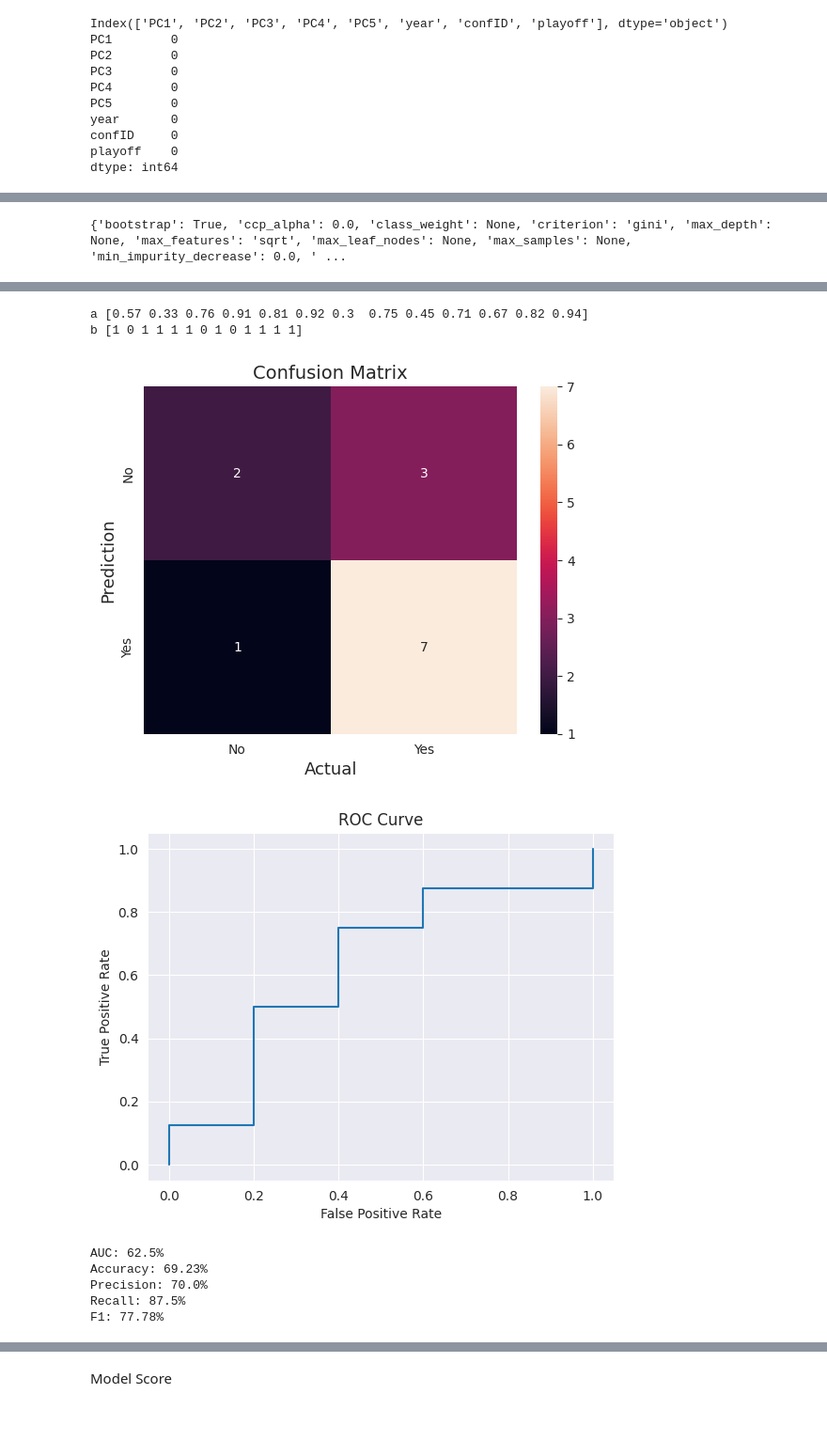
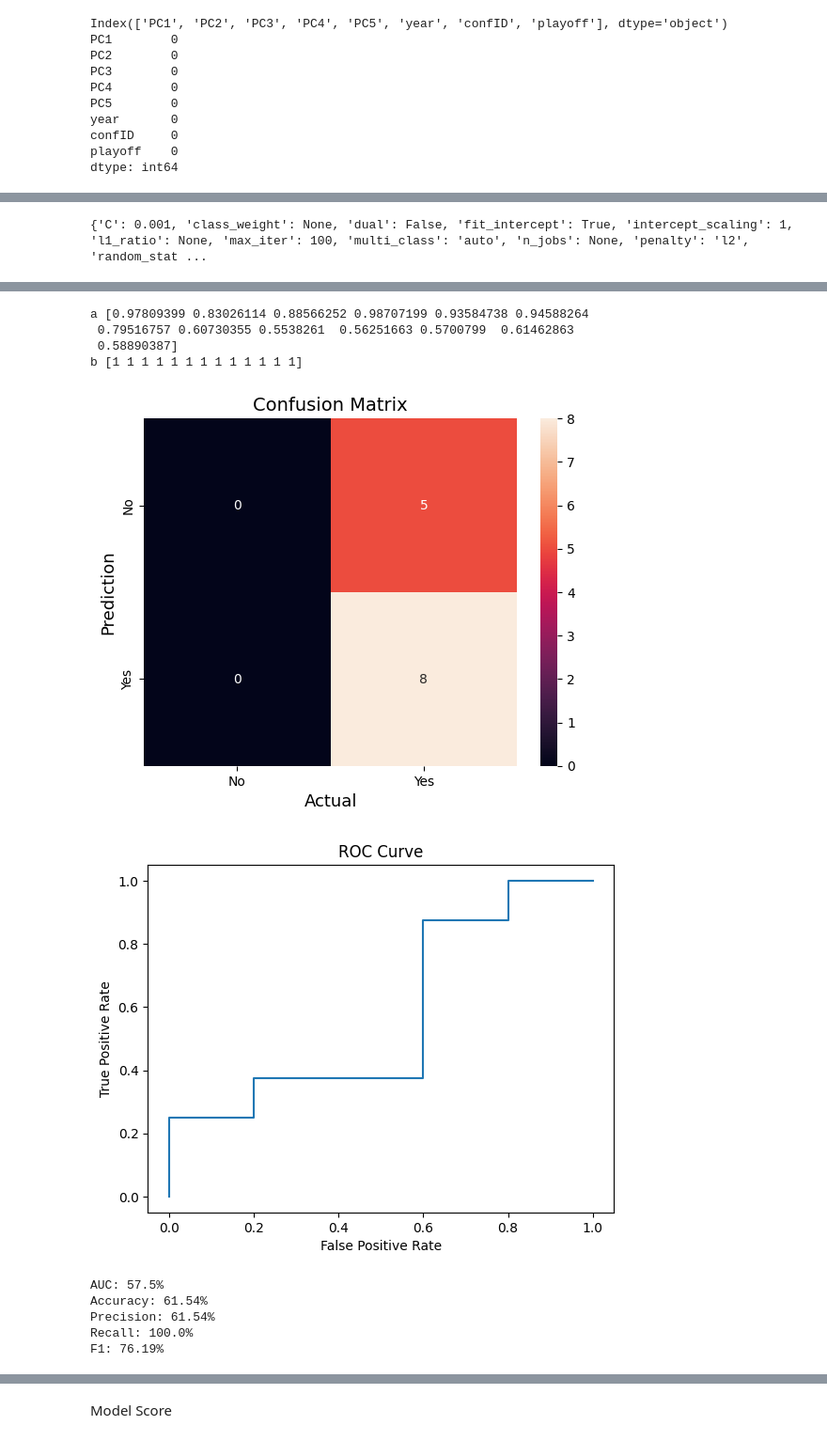
Before and after one commit to DanielRodrigues08/AC-FEUP, a Jupyter notebook: classification.ipynb, the cells around one changed output, grey strips where cells are left out. Shown at 94% size. Saved outputs shown, nothing was run; the diff lists cells and outputs as text; code cells hidden in the pictures.

```diff
--- a/classification.ipynb
+++ b/classification.ipynb
@@ -275,14 +323,13 @@ def train_model_validation(year, model, data, label, param_grid):
 
     X_test, y_test = test_data.drop([label, 'sampleWeight'], axis=1), test_data[label]
     sample_weight = X_train['sampleWeight']
-    #model.fit(X_train.drop(['sampleWeight'], axis=1), y_train, sample_weight=sample_weight)
-    #grid_search = GridSearchCV(model, param_grid, cv=None)
-    #grid_search.fit(X_val, y_val)
+    model.fit(X_train.drop(['sampleWeight'], axis=1), y_train)
+    grid_search = GridSearchCV(model, param_grid, cv=None)
+    grid_search.fit(X_val, y_val)
 
     sample_weight = train_data["sampleWeight"]
-    #model.set_params(**param_grid)
+    model.set_params(**grid_search.best_params_)
 
-    #print(grid_search.best_params_)
 
     model.fit(train_data.drop([label, "sampleWeight"], axis=1), train_data[label])
 
@@ -305,7 +352,7 @@ def train_model_validation(year, model, data, label, param_grid):
 
 
 
-def train_evaluate_decision_tree_graph(model, data):
+def train_evaluate_decision_tree_graph(model, data, param_grid):
     accuracy_scores = []
     years_tested = []
 
@@ -314,12 +361,6 @@ def train_evaluate_decision_tree_graph(model, data):
 
     data1.drop(['confID'], axis=1, inplace=True)
     data2.drop(['confID'], axis=1, inplace=True)
-    years = sorted(data["year"].unique())
-
-    param_grid = {
-        'kernel': 'linear',
-        }
-
 
     year = 8
 
@@ -341,7 +382,7 @@ def train_evaluate_decision_tree_graph(model, data):
     return years_tested, accuracy_scores
 
 
-train_evaluate_decision_tree_graph(random_forest, df)
+train_evaluate_decision_tree_graph(lr, d, lr_param_grid)
 # %% [output]
 A value is trying to be set on a copy of a slice from a DataFrame
 
@@ -378 +423 @@ See the caveats in the documentation: https://pandas.pydata.org/pandas-docs/stab
-{'bootstrap': True, 'ccp_alpha': 0.0, 'class_weight': None, 'criterion': 'gini', 'max_depth': None, 'max_features': 'sqrt', 'max_leaf_nodes': None, 'max_samples': None, 'min_impurity_decrease': 0.0, ' ...
+{'C': 0.001, 'class_weight': None, 'dual': False, 'fit_intercept': True, 'intercept_scaling': 1, 'l1_ratio': None, 'max_iter': 100, 'multi_class': 'auto', 'n_jobs': None, 'penalty': 'l2', 'random_stat ...
@@ -380,9 +425,11 @@ See the caveats in the documentation: https://pandas.pydata.org/pandas-docs/stab
-a [0.57 0.33 0.76 0.91 0.81 0.92 0.3  0.75 0.45 0.71 0.67 0.82 0.94]
-b [1 0 1 1 1 1 0 1 0 1 1 1 1]
+a [0.97809399 0.83026114 0.88566252 0.98707199 0.93584738 0.94588264
+ 0.79516757 0.60730355 0.5538261  0.56251663 0.5700799  0.61462863
+ 0.58890387]
+b [1 1 1 1 1 1 1 1 1 1 1 1 1]
-[figure, old version]
+[figure, new version]
-[figure, old version]
+[figure, new version]
-AUC: 62.5%
-Accuracy: 69.23%
-Precision: 70.0%
-Recall: 87.5%
-F1: 77.78%
+AUC: 57.5%
+Accuracy: 61.54%
+Precision: 61.54%
+Recall: 100.0%
+F1: 76.19%
```
Also changed, not shown: parts of 5 cells of this notebook.
